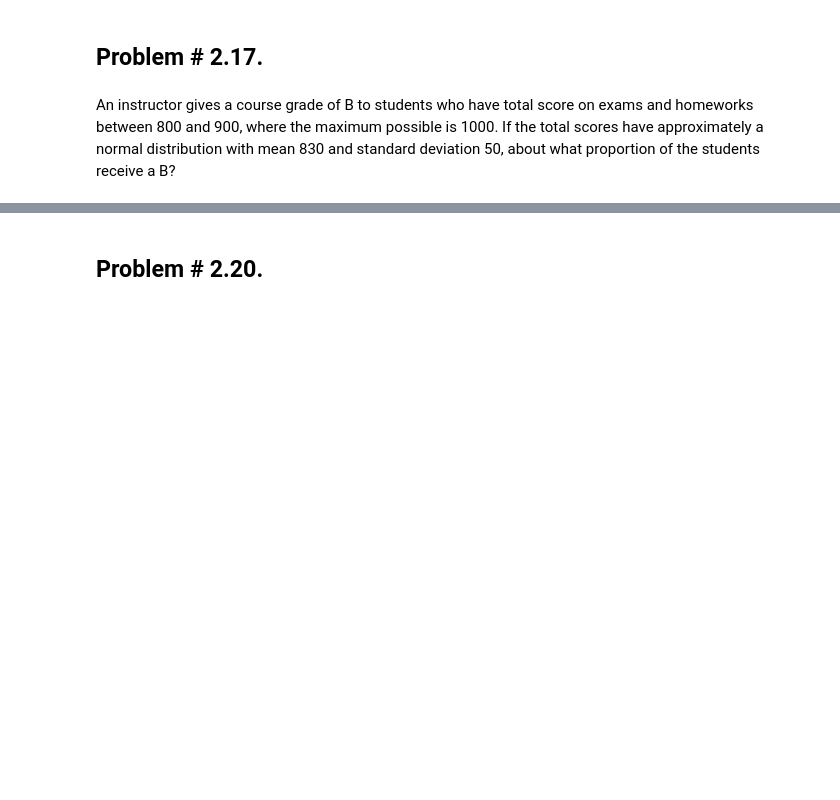
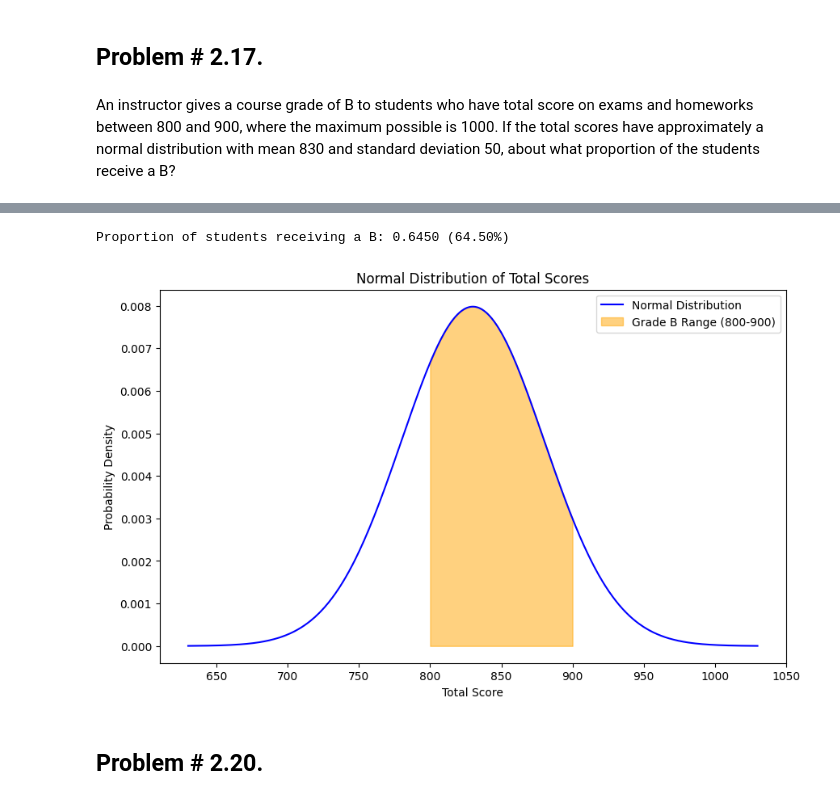
Before and after one commit to Ajmaljalal/AAI_500, a Jupyter notebook: AAI-500_2.1/ajmal-jalal_assignment_2.1.ipynb, the cells around one changed output, grey strips where cells are left out. Cells and saved outputs as stored; diff of their text form; code cells hidden in the pictures; blank space fills up the shorter version.

```diff
--- a/AAI-500_2.1/ajmal-jalal_assignment_2.1.ipynb
+++ b/AAI-500_2.1/ajmal-jalal_assignment_2.1.ipynb
@@ -191,3 +264,43 @@ approximately a normal distribution with mean 830 and standard deviation 50, abo
+# %%
+import numpy as np
+import scipy.stats as stats
+import matplotlib.pyplot as plt
+
+# Given data
+mean = 830
+std_dev = 50
+lower_bound = 800
+upper_bound = 900
+
+# Calculating the cumulative probabilities
+prob_up_to_upper = stats.norm.cdf(upper_bound, mean, std_dev)
+prob_up_to_lower = stats.norm.cdf(lower_bound, mean, std_dev)
+
+# Calculating the proportion of students scoring between 800 and 900
+proportion_B = prob_up_to_upper - prob_up_to_lower
+print(f"Proportion of students receiving a B: {proportion_B:.4f} ({proportion_B*100:.2f}%)")
+
+# Plotting the normal distribution
+x = np.linspace(mean - 4*std_dev, mean + 4*std_dev, 1000)
+y = stats.norm.pdf(x, mean, std_dev)
+
+plt.figure(figsize=(10, 6))
+plt.plot(x, y, label='Normal Distribution', color='blue')
+
+# Shading the area between 800 and 900 for better visualization
+x_fill = np.linspace(lower_bound, upper_bound, 1000)
+y_fill = stats.norm.pdf(x_fill, mean, std_dev)
+plt.fill_between(x_fill, y_fill, color='orange', alpha=0.5, label='Grade B Range (800-900)')
+
+plt.title('Normal Distribution of Total Scores')
+plt.xlabel('Total Score')
+plt.ylabel('Probability Density')
+plt.legend()
+
+plt.show()
+# %% [output]
+Proportion of students receiving a B: 0.6450 (64.50%)
+[figure, added]
 # %% [markdown]
 ## Problem # 2.20.
 # %% [markdown]
```
Also changed, not shown: parts of 38 cells of this notebook, 2 other files.
